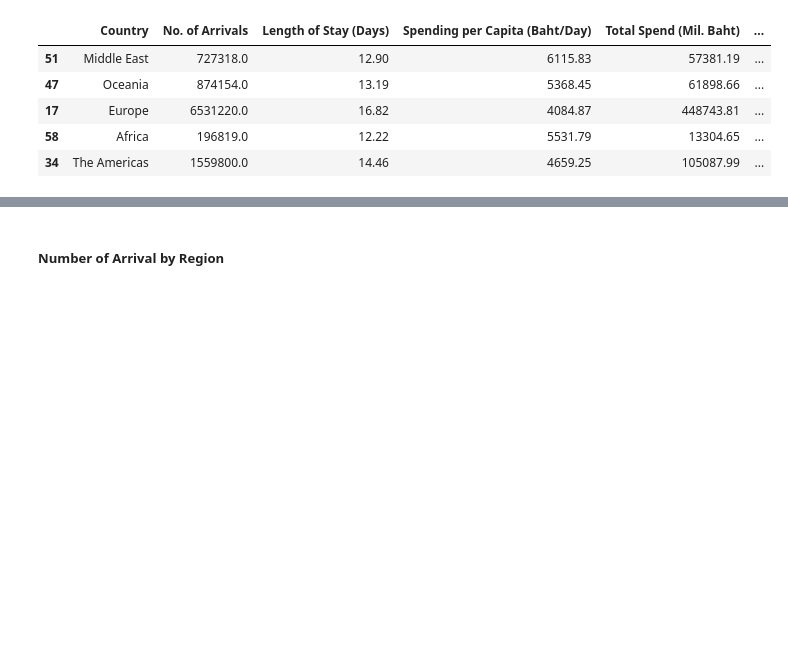
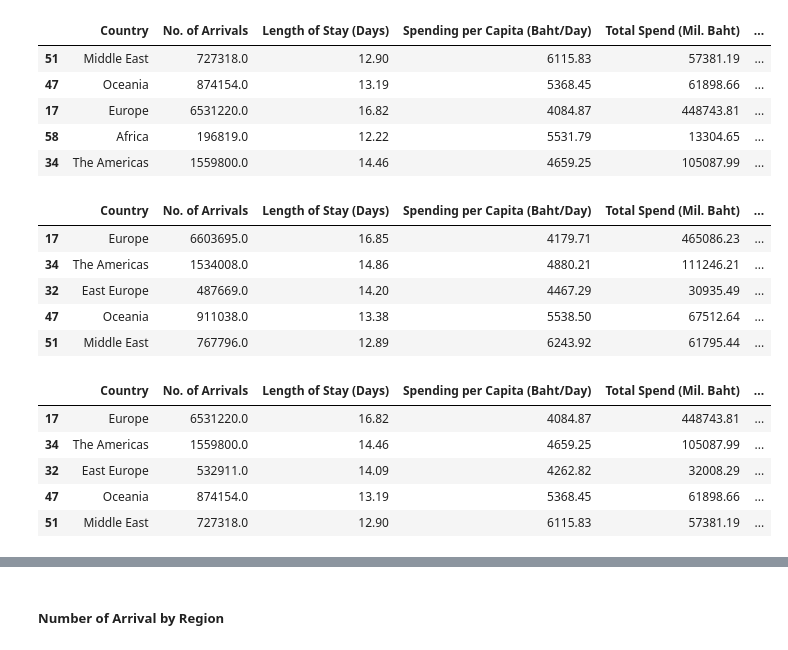
Before and after one commit to eatrabyo/dads-5001-mini-project, a Jupyter notebook: analyze_th.ipynb, the cells around one changed output, grey strips where cells are left out. Drawn from its saved outputs; the diff is of its cells as text; code cells hidden in the pictures; blank space fills up the shorter version.

```diff
--- a/analyze_th.ipynb
+++ b/analyze_th.ipynb
@@ -177,3 +196,19 @@ display(region_th_stay_spend_2019.sort_values('Spending per Capita (Bath/Stay)',
 | 17 | Europe | 6531220.0 | 16.82 | 4084.87 | 448743.81 | ... |
 | 58 | Africa | 196819.0 | 12.22 | 5531.79 | 13304.65 | ... |
 | 34 | The Americas | 1559800.0 | 14.46 | 4659.25 | 105087.99 | ... |
+# %%
+display(region_th_stay_spend_2018.sort_values('Length of Stay (Days)',ascending=False).head(5))
+display(region_th_stay_spend_2019.sort_values('Length of Stay (Days)',ascending=False).head(5))
+# %% [output]
+|  | Country | No. of Arrivals | Length of Stay (Days) | Spending per Capita (Baht/Day) | Total Spend (Mil. Baht) | ... |
+| 17 | Europe | 6603695.0 | 16.85 | 4179.71 | 465086.23 | ... |
+| 34 | The Americas | 1534008.0 | 14.86 | 4880.21 | 111246.21 | ... |
+| 32 | East Europe | 487669.0 | 14.20 | 4467.29 | 30935.49 | ... |
+| 47 | Oceania | 911038.0 | 13.38 | 5538.50 | 67512.64 | ... |
+| 51 | Middle East | 767796.0 | 12.89 | 6243.92 | 61795.44 | ... |
+|  | Country | No. of Arrivals | Length of Stay (Days) | Spending per Capita (Baht/Day) | Total Spend (Mil. Baht) | ... |
+| 17 | Europe | 6531220.0 | 16.82 | 4084.87 | 448743.81 | ... |
+| 34 | The Americas | 1559800.0 | 14.46 | 4659.25 | 105087.99 | ... |
+| 32 | East Europe | 532911.0 | 14.09 | 4262.82 | 32008.29 | ... |
+| 47 | Oceania | 874154.0 | 13.19 | 5368.45 | 61898.66 | ... |
+| 51 | Middle East | 727318.0 | 12.90 | 6115.83 | 57381.19 | ... |
```
Also changed, not shown: parts of 5 cells of this notebook.
